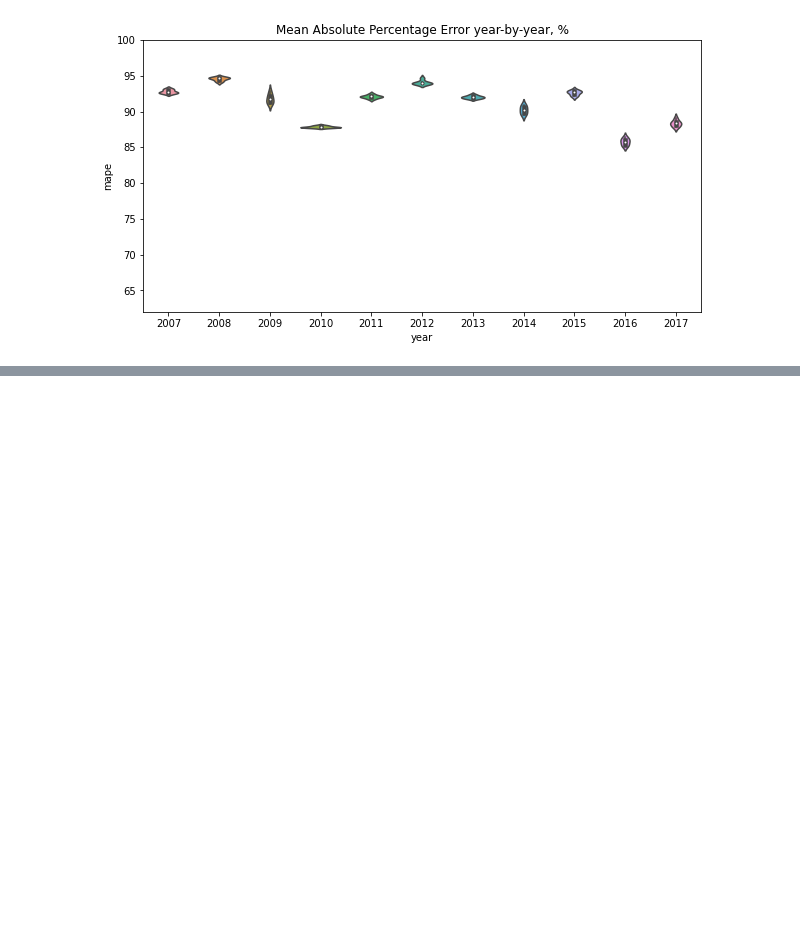
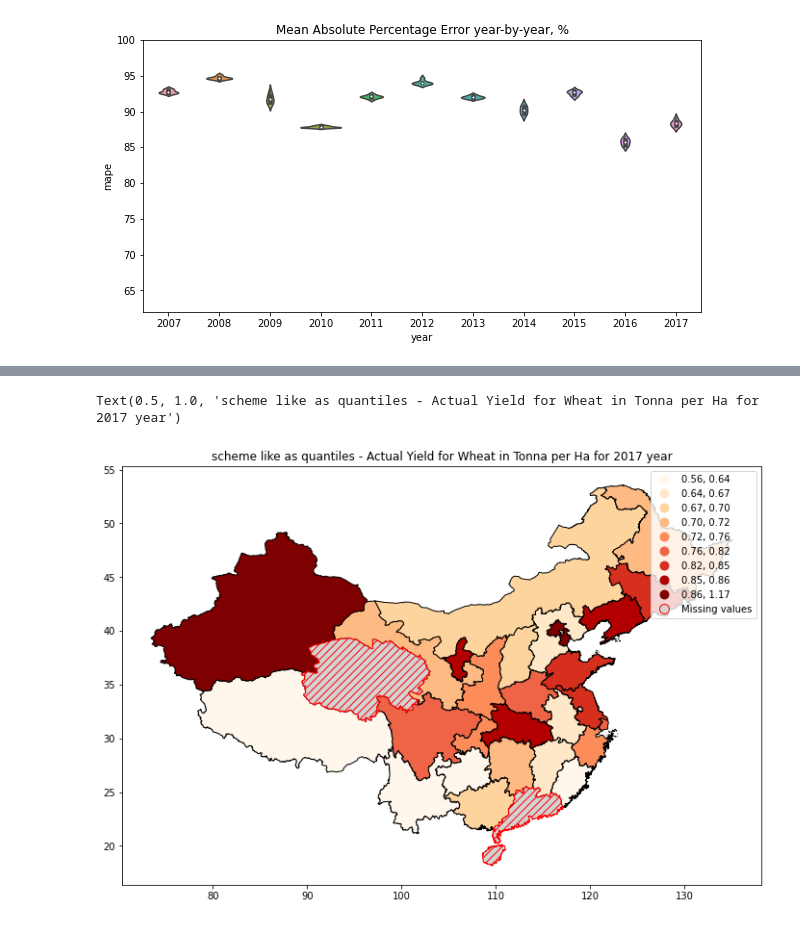
Before and after one commit to koyacolab/china, a Jupyter notebook: AChina_Predict_visual.ipynb, the cells around one changed output, grey strips where cells are left out. Drawn from its saved outputs; the diff is of its cells as text; code cells hidden in the pictures; blank space fills up the shorter version.

```diff
--- a/AChina_Predict_visual.ipynb
+++ b/AChina_Predict_visual.ipynb
@@ -285,3 +271,24 @@ plt.savefig(files, bbox_inches='tight')
 plt.show()
 # %% [output]
 [figure]
+# %%
+!pip install mapclassify
+
+import mapclassify
+
+fig, ax = plt.subplots(1, 1, figsize=(15,8))
+
+gdff = gdf[ gdf['Year'] == 2017 ]
+gdff.plot(ax=ax, column='Value', cmap='OrRd', edgecolor='k',
+         legend=True, scheme="quantiles", k=9,
+        #  legend_kwds={'label': "Actual Yield, Tons per Ha",
+        #                 'orientation': "vertical"},
+         missing_kwds={
+        "color": "lightgrey",
+        "edgecolor": "red",
+        "hatch": "///",
+        "label": "Missing values",
+    },)
+
+ax.set_title('scheme like as quantiles - Actual Yield for Wheat in Tonna per Ha for 2017 year')
+# %% [output]
@@ -288 +307,3 @@ plt.show()
+Text(0.5, 1.0, 'scheme like as quantiles - Actual Yield for Wheat in Tonna per Ha for 2017 year')
+[figure, added]
 # %%
```
Also changed, not shown: parts of 9 cells of this notebook.
